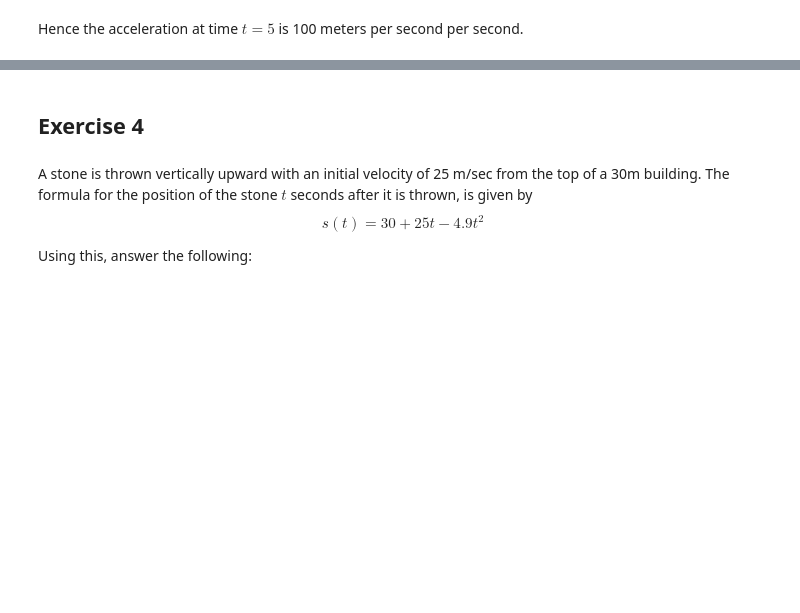
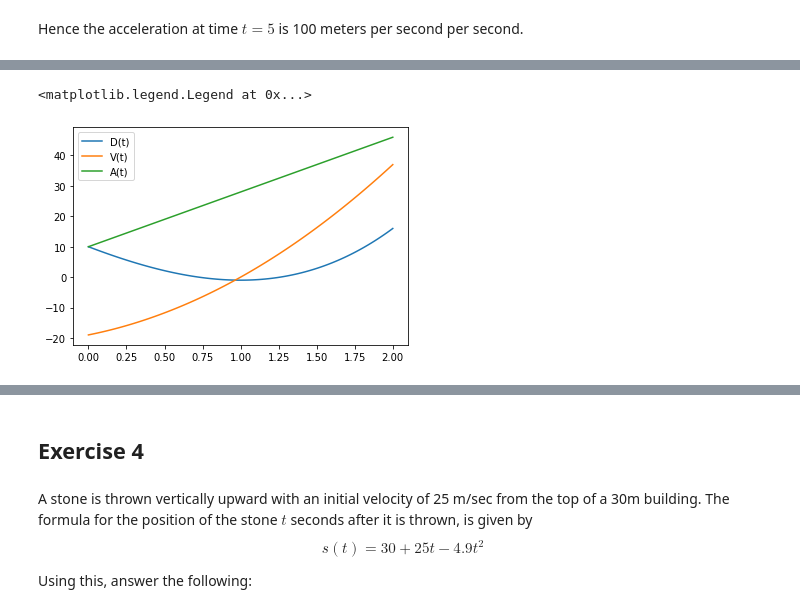
Before and after one commit to tlyonsWIT/Applied-Calculus, a Jupyter notebook: Applied Calculus 2021 - Python Workbook 4.ipynb, the cells around one changed output, grey strips where cells are left out. Saved outputs shown, nothing was run; the diff lists cells and outputs as text; code cells hidden in the pictures; blank space fills up the shorter version.

```diff
--- a/Applied Calculus 2021 - Python Workbook 4.ipynb
+++ b/Applied Calculus 2021 - Python Workbook 4.ipynb
@@ -300,0 +272,6 @@ P1.show()
+# %%
+DL = lambdify([t],D,'numpy')
+# %%
+VL = lambdify([t],V,'numpy')
+# %%
+AL = lambdify([t],A,'numpy')
@@ -300,0 +288,3 @@ P1.show()
+# %%
+tn=np.linspace(0,2,101)
+DL(tn)
@@ -300,0 +319,8 @@ P1.show()
+# %%
+plt.plot(tn,DL(tn),label='D(t)')
+plt.plot(tn,VL(tn),label='V(t)')
+plt.plot(tn,AL(tn),label='A(t)')
+plt.legend()
+# %% [output]
+<matplotlib.legend.Legend at 0x...>
+[figure, added]
```
Also changed, not shown: parts of 35 cells of this notebook.
